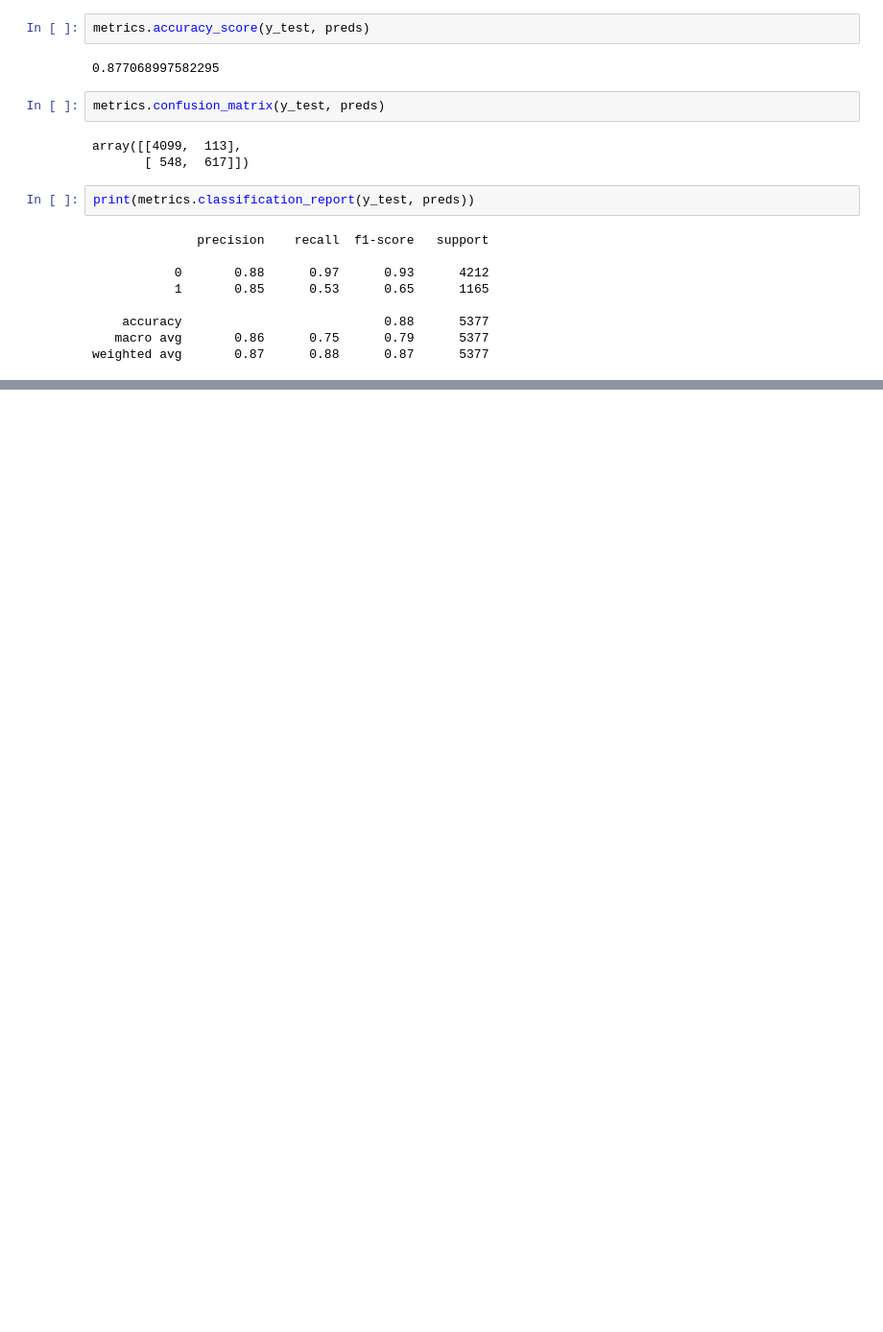
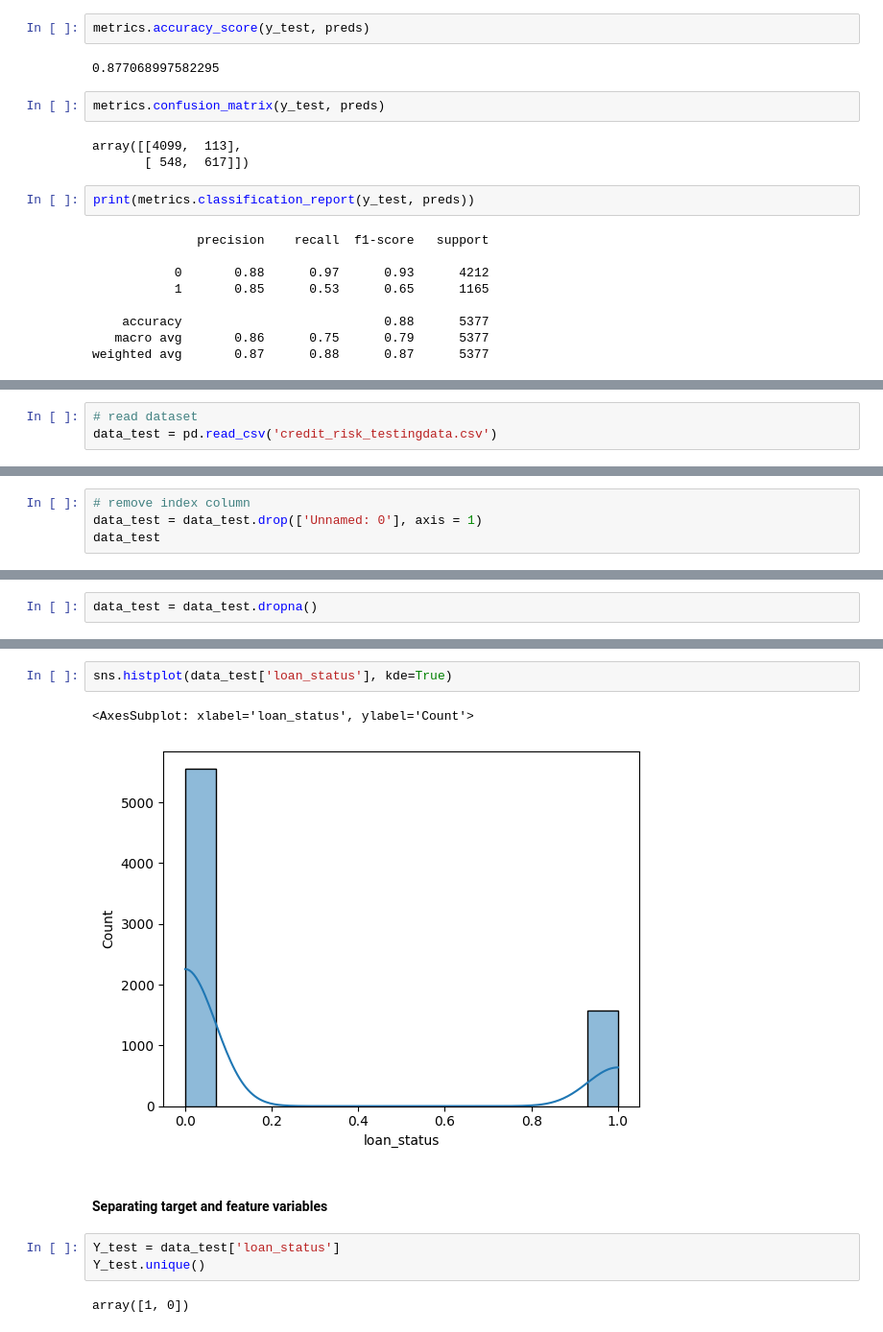
Before and after one commit to CCI-501-Group-E/Classification, a Jupyter notebook: Classification.ipynb, the cells around one changed output, grey strips where cells are left out. Shown at 96% size. Drawn from its saved outputs; the diff is of its cells as text; blank space fills up the shorter version.

Commit message:
testing data on model

```diff
--- a/Classification.ipynb
+++ b/Classification.ipynb
@@ -340,0 +343,3 @@ weighted avg       0.87      0.88      0.87      5377
+# %%
+# read dataset
+data_test = pd.read_csv('credit_risk_testingdata.csv')
@@ -340,0 +350,4 @@ weighted avg       0.87      0.88      0.87      5377
+# %%
+# remove index column
+data_test = data_test.drop(['Unnamed: 0'], axis = 1)
+data_test
@@ -340,0 +384,2 @@ weighted avg       0.87      0.88      0.87      5377
+# %%
+data_test = data_test.dropna()
@@ -340,0 +402,12 @@ weighted avg       0.87      0.88      0.87      5377
+# %%
+sns.histplot(data_test['loan_status'], kde=True)
+# %% [output]
+<AxesSubplot: xlabel='loan_status', ylabel='Count'>
+[figure, added]
+# %% [markdown]
+#### Separating target and feature variables
+# %%
+Y_test = data_test['loan_status']
+Y_test.unique()
+# %% [output]
+array([1, 0])
```
Also changed, not shown: parts of 29 cells of this notebook, 1 other file.
